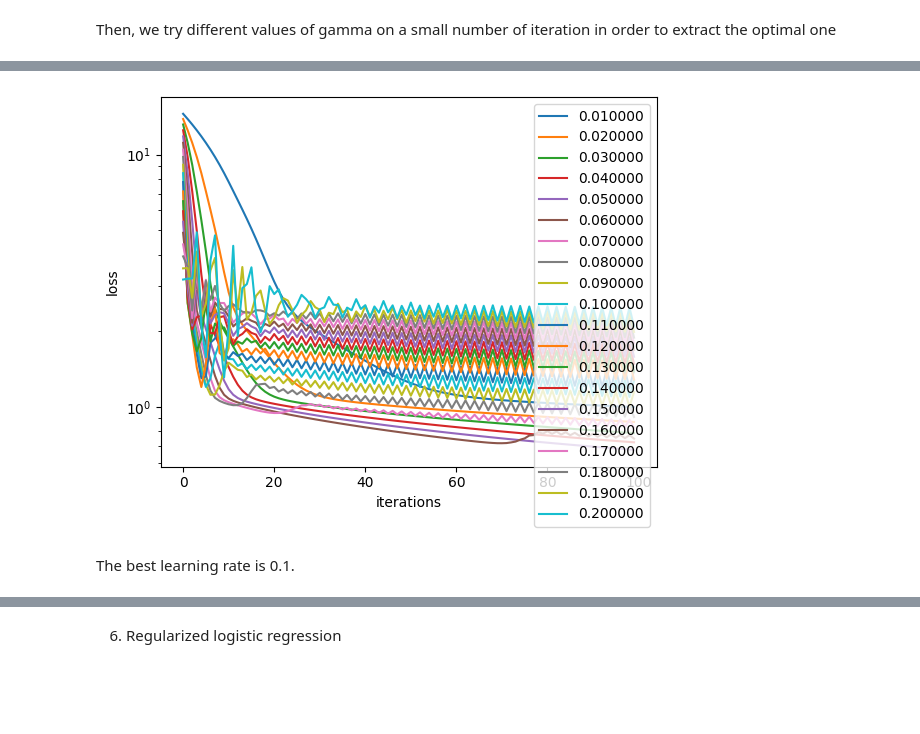
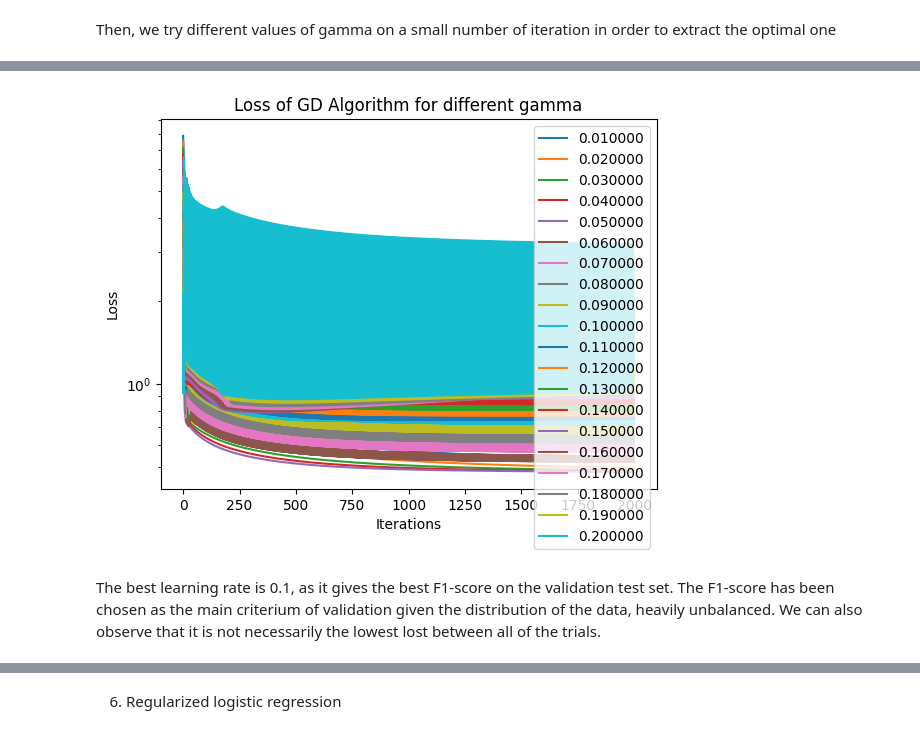
Before and after one commit to lucilemln/ML-project, a Jupyter notebook: run.ipynb, the cells around one changed output, grey strips where cells are left out. Saved outputs shown, nothing was run; the diff lists cells and outputs as text; code cells hidden in the pictures; blank space fills up the shorter version.

```diff
--- a/run.ipynb
+++ b/run.ipynb
@@ -180,21 +180,31 @@ First of all, we try the algorithm wih several values for gamma to see which one
 gamma = np.arange(0.001, 0.010, 0.001)
 g_opti = gamma[0]
 loss_opti = 1000
+f1_opti = 0
 
 ax = plt.axes()
 
 #Loop on the different values of gamma
 for g in gamma:
     weights, loss = f.mean_squared_error_gd(y_train_train_reduced, tX_train_train_reduced, initial_w, 500, g)
-    mean_loss = np.mean(loss[-100:])
-    if mean_loss < loss_opti:
-        loss_opti = mean_loss
-        g_opti = g
     print("%.1e: %.4f" % (g, loss[-1]))
+
     ax.semilogy(loss, label = "%.1e" % g)
 
+    y_pred = tX_train_validation.dot(weights[-1,:])
+    y_pred = np.where(y_pred > 0, 1, -1)
 
-print("Optimal gamma: %.1e" % g_opti)
+    _,_,_,_,f1 = f.confusion_matrix(y_train_validation, y_pred)
+
+
+    if f1 > f1_opti:
+        loss_opti = loss[-1]
+        g_opti = g
+        f1_opti = f1
+    print("F1 score: %.6f \n" % f1)
+
+
+print("optimal gamma: %.2e, F1-score =  %.6f, Loss = %.3f " % (g_opti, f1_opti, loss_opti))
 ax.set_ylim([0, 100])
 plt.title("Loss of GD Algorithm for different gamma")
 plt.xlabel("Iterations")
@@ -640,6 +638,12 @@ weights =
 5. Logistic regression
 # %% [markdown]
 For the logistic regression, the datas are processed once again as the -1 needs to be transformed to 0.
+# %%
+tX_train_neg_red = tX_train_neg[:int(len(tX_train_pos)*1),:]
+y_train_neg_red = y_train_neg[:int(len(tX_train_pos)*1)]
+
+tX_train_train_reduced = np.concatenate((tX_train_neg_red, tX_train_pos))
+y_train_train_reduced = np.concatenate((y_train_neg_red, y_train_pos))
 # %%
 #Transformation of the label, so taht we can use the logistic regression function
 y_train_train_red_lg = np.where(y_train_train_reduced == 1, 1, 0)
@@ -651,13 +655,13 @@ initial_w = np.array(initial_w)
 Then, we try different values of gamma on a small number of iteration in order to extract the optimal one
 # %%
 #Try different values of gamma for gradient descent with MSE as loss function
+
 gamma = np.linspace(1*10**(-2), 2*10**(-1), 20)
-#gamma = [0.00001, 0.0001, 0.001, 0.01, 0.1, 1, 10]
 g_opti = gamma[0]
 loss_opti = 1000
 f1_opti = 0
 for g in gamma:
-    w_logreg, loss_logreg = f.logistic_regression(y_train_train_red_lg, tX_train_train_reduced, initial_w, 100, g)
+    w_logreg, loss_logreg = f.logistic_regression(y_train_train_red_lg, tX_train_train_reduced, initial_w, 2000, g)
     print("%.2e, loss = %.3f" % (g, loss_logreg[-1]))
     plt.semilogy(loss_logreg, label = "%f" % g)
 
@@ -669,15 +673,16 @@ for g in gamma:
 
 
     if f1 > f1_opti:
-        loss_opti = loss_ridge
+        loss_opti = loss_logreg
         g_opti = g
         f1_opti = f1
     print("F1 score: %.6f \n" % f1)
 
 
-print("optimal gamma: %e, F1-score =  %.6f, Loss = %.3f " % (g_opti, f1_opti, loss_opti))
-plt.xlabel("iterations")
-plt.ylabel("loss")
+print("Optimal gamma: %e, F1-score =  %.6f, Loss = %.3f " % (g_opti, f1_opti, loss_opti))
+plt.title("Loss of GD Algorithm for different gamma")
+plt.xlabel("Iterations")
+plt.ylabel("Loss")
 plt.legend()
 plt.show()
 # %% [output]
@@ -701,4 +706,5 @@ optimal gamma: 1.000000e-01, F1-score =  0.268283, Loss = 0.343
-[figure, old version]
+[figure, new version]
-# %% [markdown]
-The best learning rate is 0.1.
+# %% [markdown]
+The best learning rate is 0.1, as it gives the best F1-score on the validation test set. The F1-score has been chosen as the main criterium of validation given the distribution of the data, heavily unbalanced.
+We can also observe that it is not necessarily the lowest lost between all of the trials.
 # %%
```
Also changed, not shown: parts of 47 cells of this notebook.
